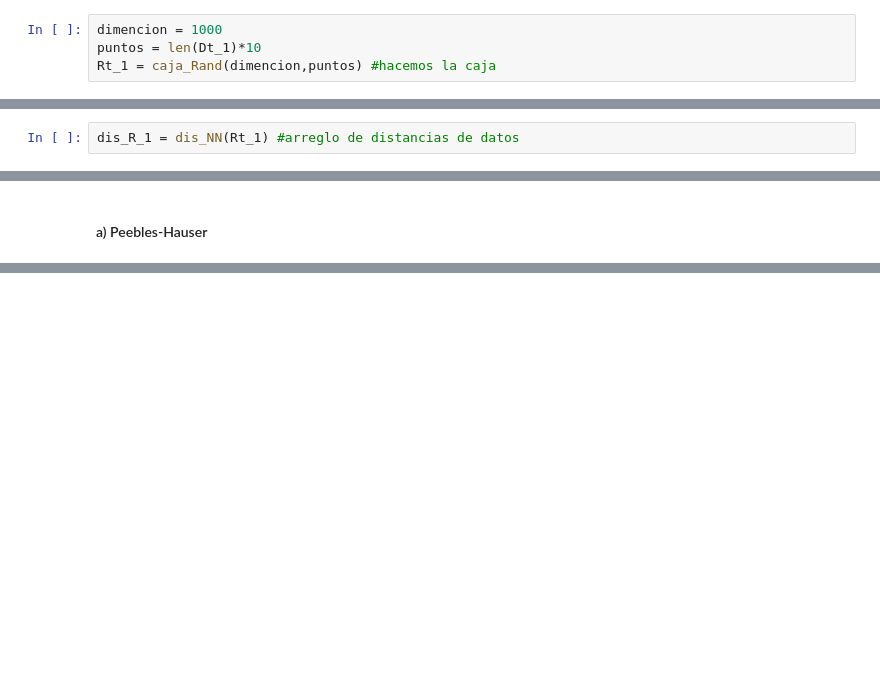
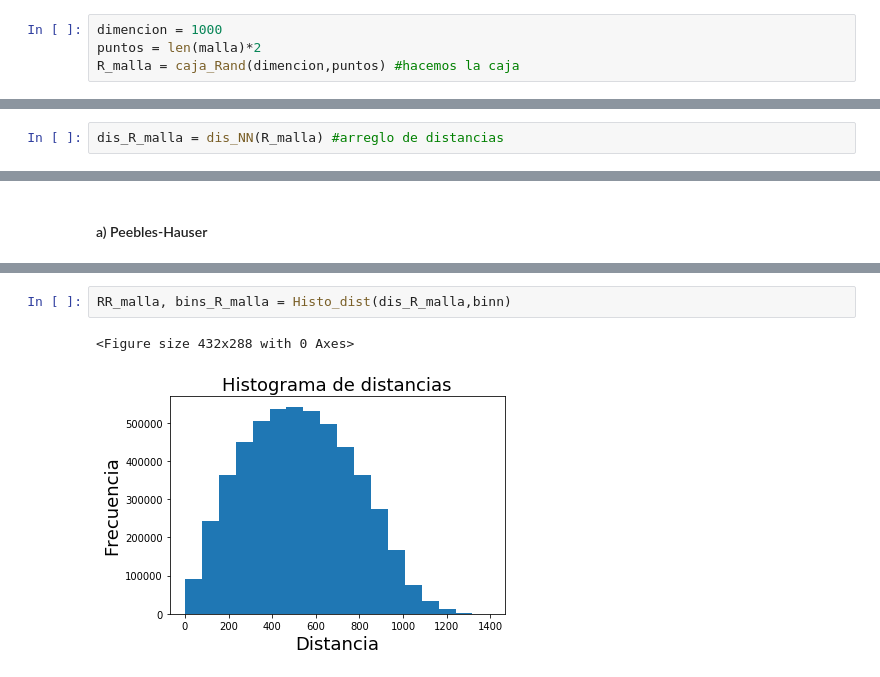
Before and after one commit to CosmoStats/cosmostats2018-Oscar2401, a Jupyter notebook: 2daParte/Ejercicio2/parte_3.ipynb, the cells around one changed output, grey strips where cells are left out. Saved outputs shown, nothing was run; the diff lists cells and outputs as text; blank space fills up the shorter version.

```diff
--- a/2daParte/Ejercicio2/parte_3.ipynb
+++ b/2daParte/Ejercicio2/parte_3.ipynb
@@ -164,5 +169,5 @@ def caja_Rand(dim,puntos):
     return np.loadtxt('Tabla_Aleatorios.dat') # x = RR[:,0] | y = RR[:,1]
 # %%
 dimencion = 1000
-puntos = len(Dt_1)*10
-Rt_1 = caja_Rand(dimencion,puntos) #hacemos la caja
+puntos = len(malla)*2
+R_malla = caja_Rand(dimencion,puntos) #hacemos la caja
@@ -169,2 +188,2 @@ Rt_1 = caja_Rand(dimencion,puntos) #hacemos la caja
 # %%
-dis_R_1 = dis_NN(Rt_1) #arreglo de distancias de datos
+dis_R_malla = dis_NN(R_malla) #arreglo de distancias
@@ -208,0 +214,5 @@ plt.plot(bins_R_1[:-1],PH_1)
+# %%
+RR_malla, bins_R_malla = Histo_dist(dis_R_malla,binn)
+# %% [output]
+<Figure size 432x288 with 0 Axes>
+[figure, added]
```
Also changed, not shown: parts of 54 cells of this notebook, 8 other files.
